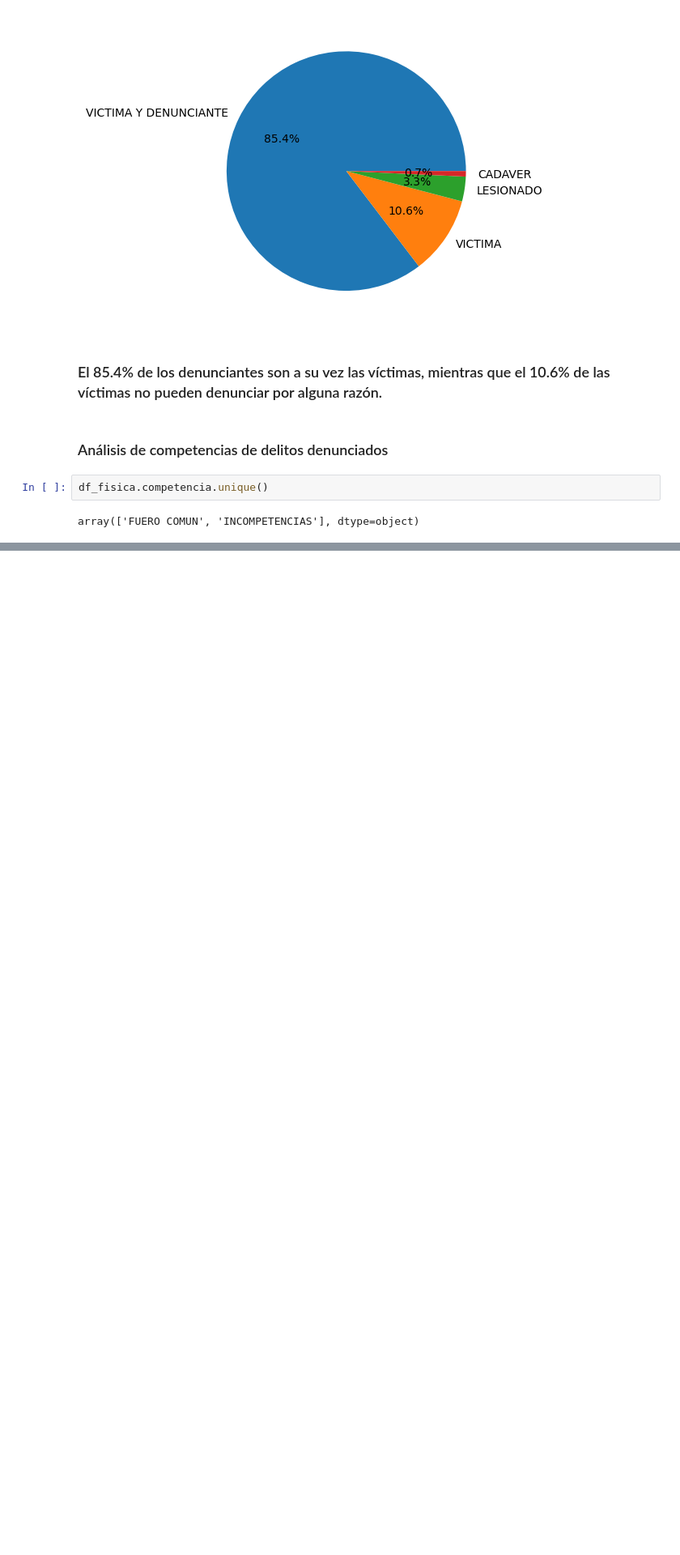
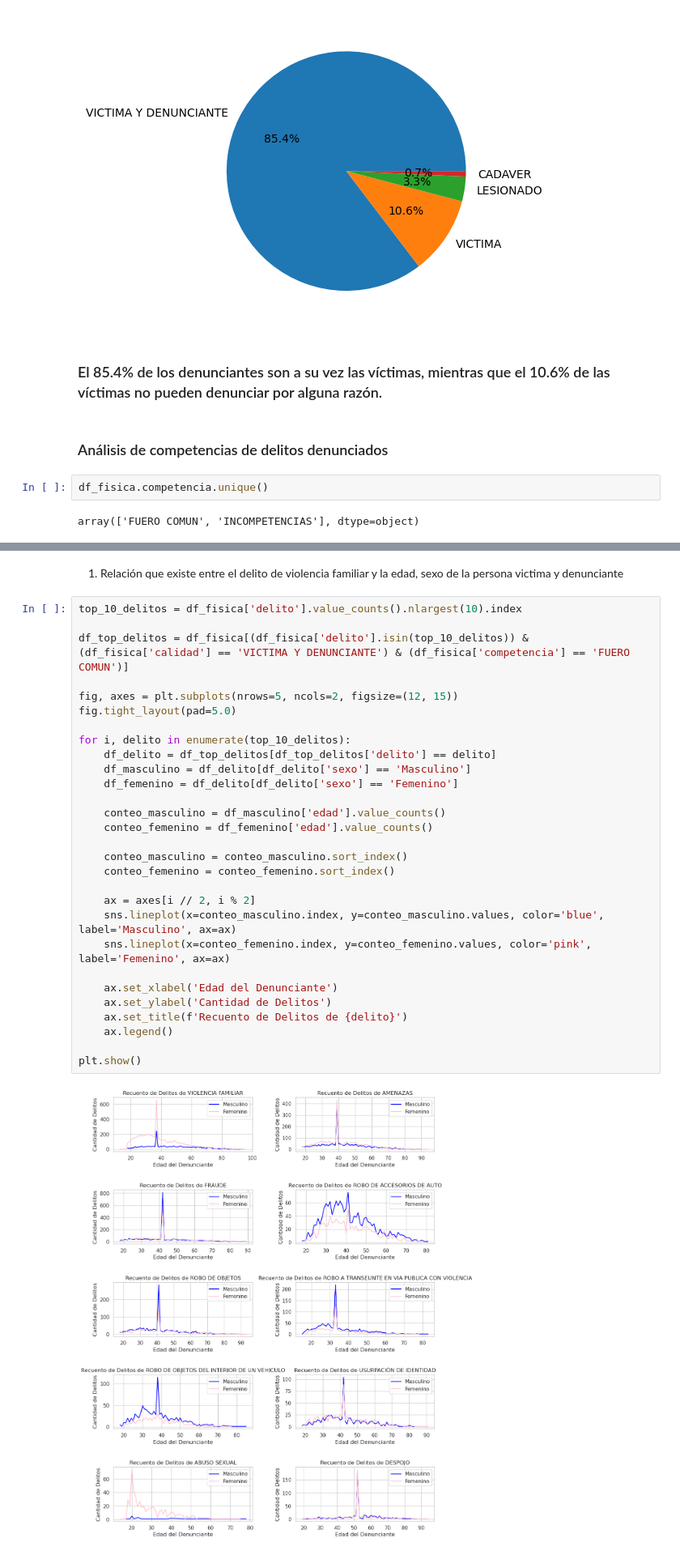
Before and after one commit to porto-o/analisis_carpetas_investigacion, a Jupyter notebook: Analisis.ipynb, the cells around one changed output, grey strips where cells are left out. Shown at 81% size. Drawn from its saved outputs; the diff is of its cells as text; blank space fills up the shorter version.

```diff
--- a/Analisis.ipynb
+++ b/Analisis.ipynb
@@ -142,0 +125,33 @@ Name: colonia, Length: 1645, dtype: int64
+# %% [markdown]
+1. Relación que existe entre el delito de violencia familiar y la edad, sexo de la persona victima y denunciante
+# %%
+top_10_delitos = df_fisica['delito'].value_counts().nlargest(10).index
+
+df_top_delitos = df_fisica[(df_fisica['delito'].isin(top_10_delitos)) & (df_fisica['calidad'] == 'VICTIMA Y DENUNCIANTE') & (df_fisica['competencia'] == 'FUERO COMUN')]
+
+fig, axes = plt.subplots(nrows=5, ncols=2, figsize=(12, 15))
+fig.tight_layout(pad=5.0)
+
+for i, delito in enumerate(top_10_delitos):
+    df_delito = df_top_delitos[df_top_delitos['delito'] == delito]
+    df_masculino = df_delito[df_delito['sexo'] == 'Masculino']
+    df_femenino = df_delito[df_delito['sexo'] == 'Femenino']
+
+    conteo_masculino = df_masculino['edad'].value_counts()
+    conteo_femenino = df_femenino['edad'].value_counts()
+
+    conteo_masculino = conteo_masculino.sort_index()
+    conteo_femenino = conteo_femenino.sort_index()
+
+    ax = axes[i // 2, i % 2]
+    sns.lineplot(x=conteo_masculino.index, y=conteo_masculino.values, color='blue', label='Masculino', ax=ax)
+    sns.lineplot(x=conteo_femenino.index, y=conteo_femenino.values, color='pink', label='Femenino', ax=ax)
+
+    ax.set_xlabel('Edad del Denunciante')
+    ax.set_ylabel('Cantidad de Delitos')
+    ax.set_title(f'Recuento de Delitos de {delito}')
+    ax.legend()
+
+plt.show()
+# %% [output]
+[figure, added]
```
Also changed, not shown: parts of 4 cells of this notebook.
